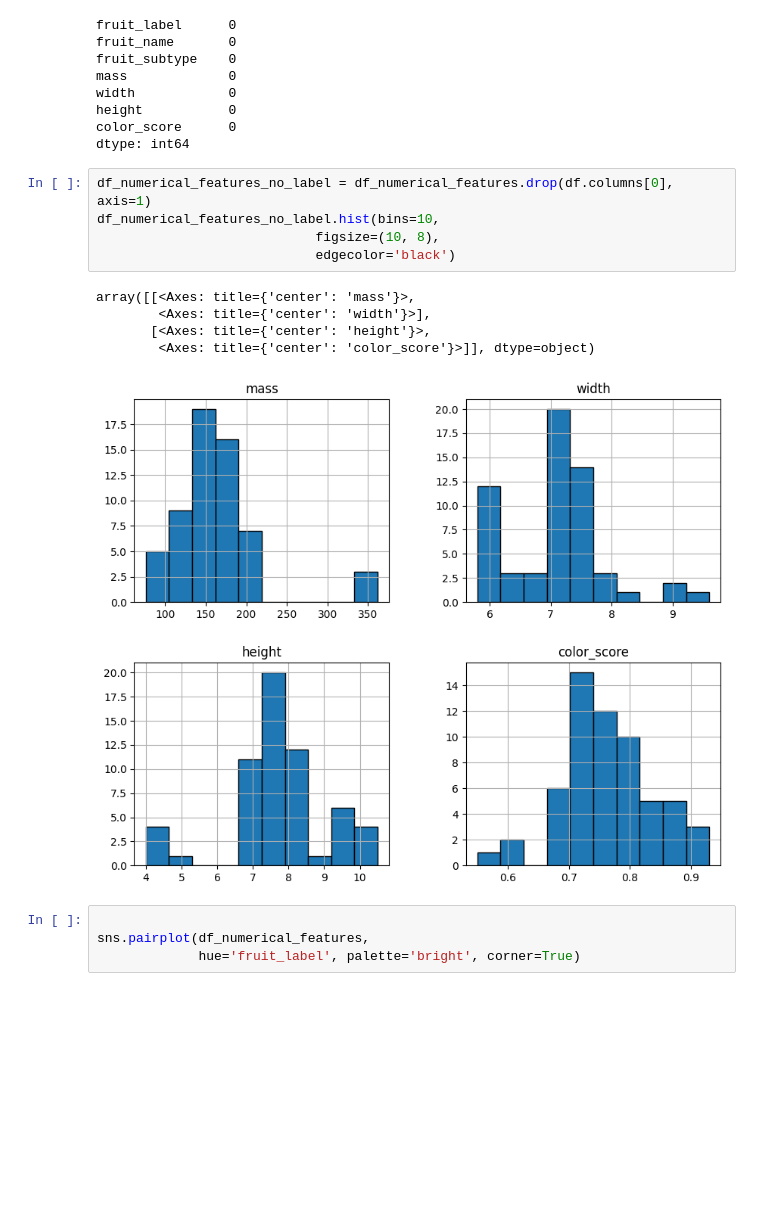
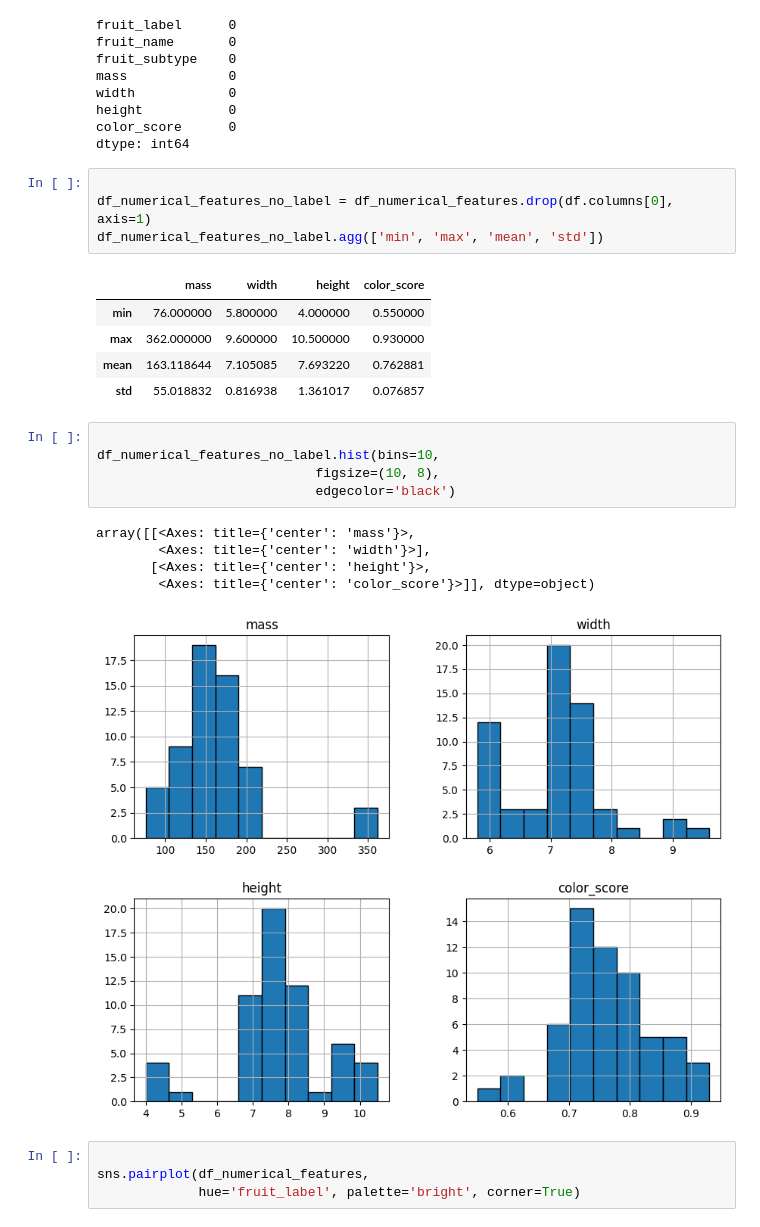
Before and after one commit to SailorJens/ML_Uni_Notebooks, a Jupyter notebook: week2_fruitdata.ipynb, the cells around one changed output. Cells and saved outputs as stored; diff of their text form; blank space fills up the shorter version.

Commit message:
Added standard agg  descriptors min max mean sd

```diff
--- a/week2_fruitdata.ipynb
+++ b/week2_fruitdata.ipynb
@@ -36,8 +36,18 @@ width            0
 height           0
 color_score      0
 dtype: int64
+# %%
+
+df_numerical_features_no_label = df_numerical_features.drop(df.columns[0], axis=1)
+df_numerical_features_no_label.agg(['min', 'max', 'mean', 'std'])
+# %% [output]
+|  | mass | width | height | color_score |
+| min | 76.000000 | 5.800000 | 4.000000 | 0.550000 |
+| max | 362.000000 | 9.600000 | 10.500000 | 0.930000 |
+| mean | 163.118644 | 7.105085 | 7.693220 | 0.762881 |
+| std | 55.018832 | 0.816938 | 1.361017 | 0.076857 |
 # %%
-df_numerical_features_no_label = df_numerical_features.drop(df.columns[0], axis=1)
+
 df_numerical_features_no_label.hist(bins=10,
                             figsize=(10, 8),
                             edgecolor='black')
```
